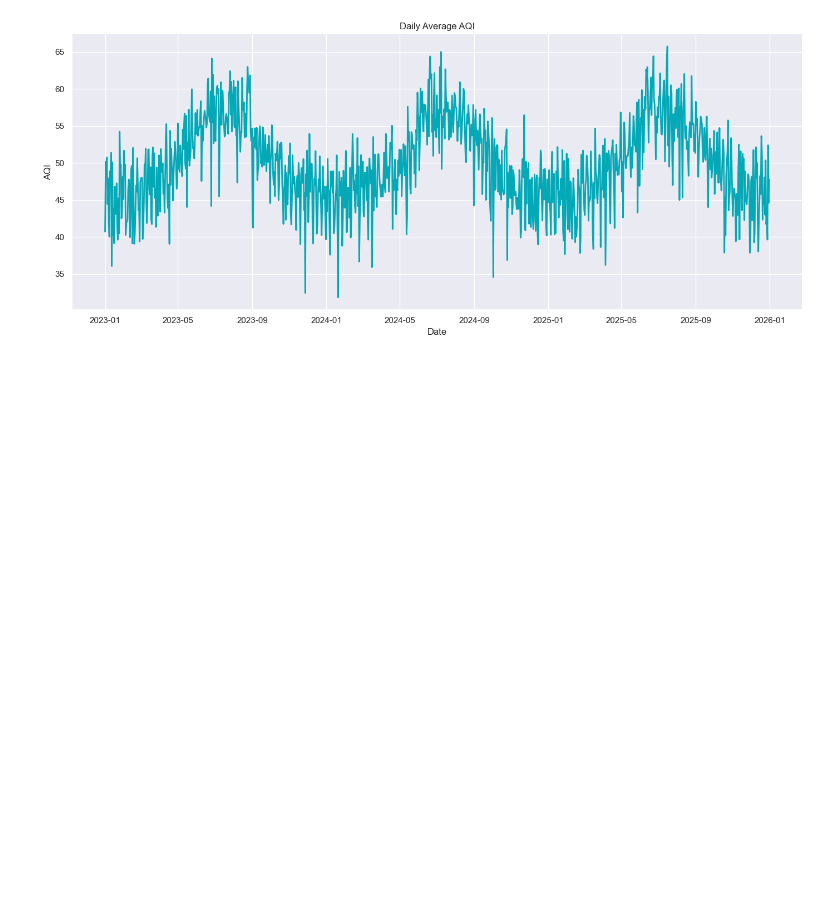
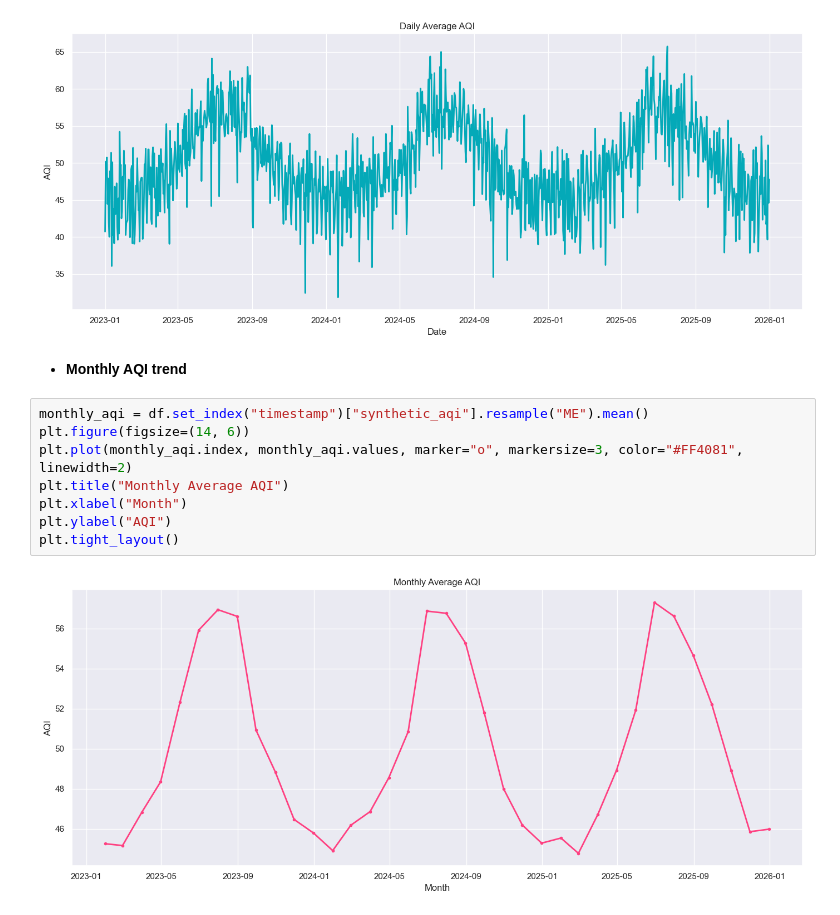
Before and after one commit to geershatisaxena/AQI-Data-Analysis, a Jupyter notebook: air quality.ipynb, the cells around one changed output. Drawn from its saved outputs; the diff is of its cells as text; blank space fills up the shorter version.

```diff
--- a/air quality.ipynb
+++ b/air quality.ipynb
@@ -525,3 +525,15 @@ plt.ylabel("AQI")
 plt.tight_layout()
 # %% [output]
 [figure]
+# %% [markdown]
+- **Monthly AQI trend**
+# %%
+monthly_aqi = df.set_index("timestamp")["synthetic_aqi"].resample("ME").mean()
+plt.figure(figsize=(14, 6))
+plt.plot(monthly_aqi.index, monthly_aqi.values, marker="o", markersize=3, color="#FF4081", linewidth=2)
+plt.title("Monthly Average AQI")
+plt.xlabel("Month")
+plt.ylabel("AQI")
+plt.tight_layout()
+# %% [output]
+[figure, added]
```
